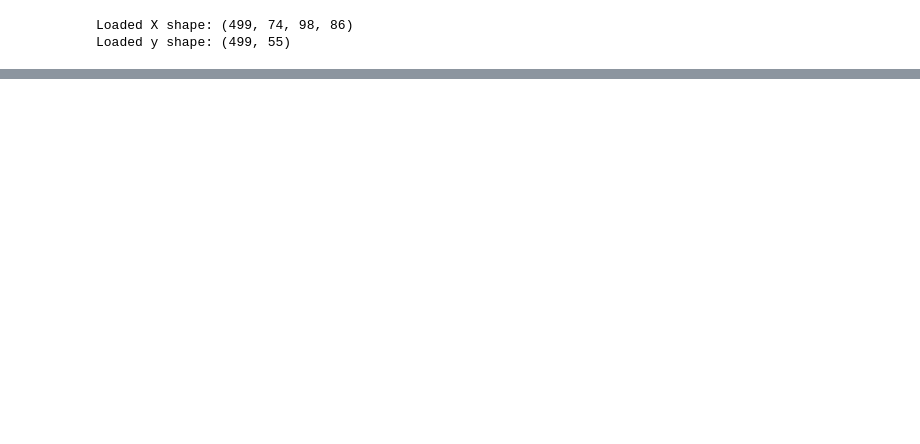
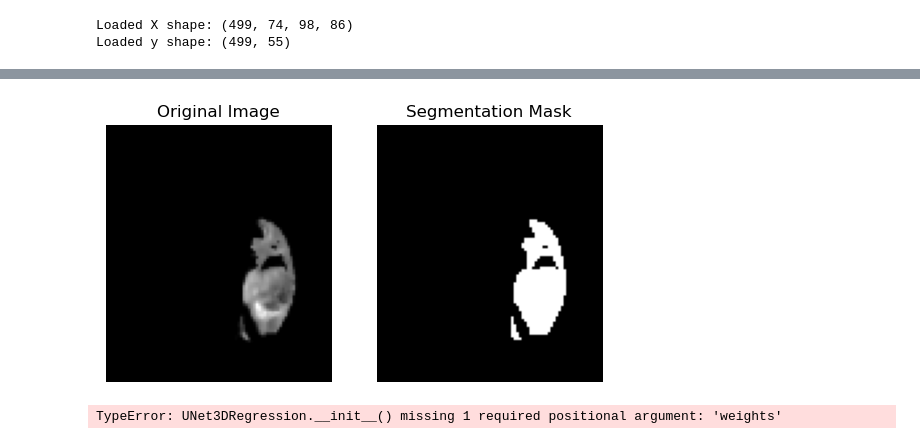
Before and after one commit to yyexela/EE577_Project, a Jupyter notebook: notebooks/DTI_DSC_feat_CNN.ipynb, the cells around one changed output, grey strips where cells are left out. Cells and saved outputs as stored; diff of their text form; code cells hidden in the pictures; blank space fills up the shorter version.

```diff
--- a/notebooks/DTI_DSC_feat_CNN.ipynb
+++ b/notebooks/DTI_DSC_feat_CNN.ipynb
@@ -141,0 +712,27 @@ class CustomDataset(Dataset):
+# %%
+# Create the segmentation mask
+slice_index = 30
+
+# Detach the input_image from the computation graph, move to CPU, and convert to NumPy
+original_image_np = input_image.detach().cpu().numpy()
+
+# Get the slice of the image
+original_image_slice = original_image_np[0, 0, slice_index, :, :]  # [batch, channel, depth, height, width]
+
+# Create the segmentation mask from the image slice
+segmentation_mask = create_segmentation_mask(original_image_slice)
+
+# Visualize the segmentation mask alongside the original image
+plt.subplot(1, 2, 1)
+plt.imshow(original_image_slice, cmap='gray')  # Show the original image slice
+plt.title('Original Image')
+plt.axis('off')
+
+plt.subplot(1, 2, 2)
+plt.imshow(segmentation_mask, cmap='gray')  # Show the segmentation mask
+plt.title('Segmentation Mask')
+plt.axis('off')
+
+plt.show()
+# %% [output]
+[figure, added]
@@ -142 +817,11 @@ class CustomDataset(Dataset):
+# %%
+epoch=14
+# device = torch.device("cuda" if torch.cuda.is_available() else "cpu")
+model = UNet3DRegression(in_channels=1, out_channels=out_shape,weights=shapley_values_scaled_tensor).to(device)
+model = load_model(model, data_path+f"DTI_feat_{epoch}.pth")
+
+# Evaluate the model on test data
+# avg_loss, mse, r2, all_outputs, all_labels=evaluate_model(model, test_loader, device, weights=shapley_values_scaled_tensor)
+# %% [output]
+TypeError: UNet3DRegression.__init__() missing 1 required positional argument: 'weights'
 # %%
```
Also changed, not shown: parts of 26 cells of this notebook.
